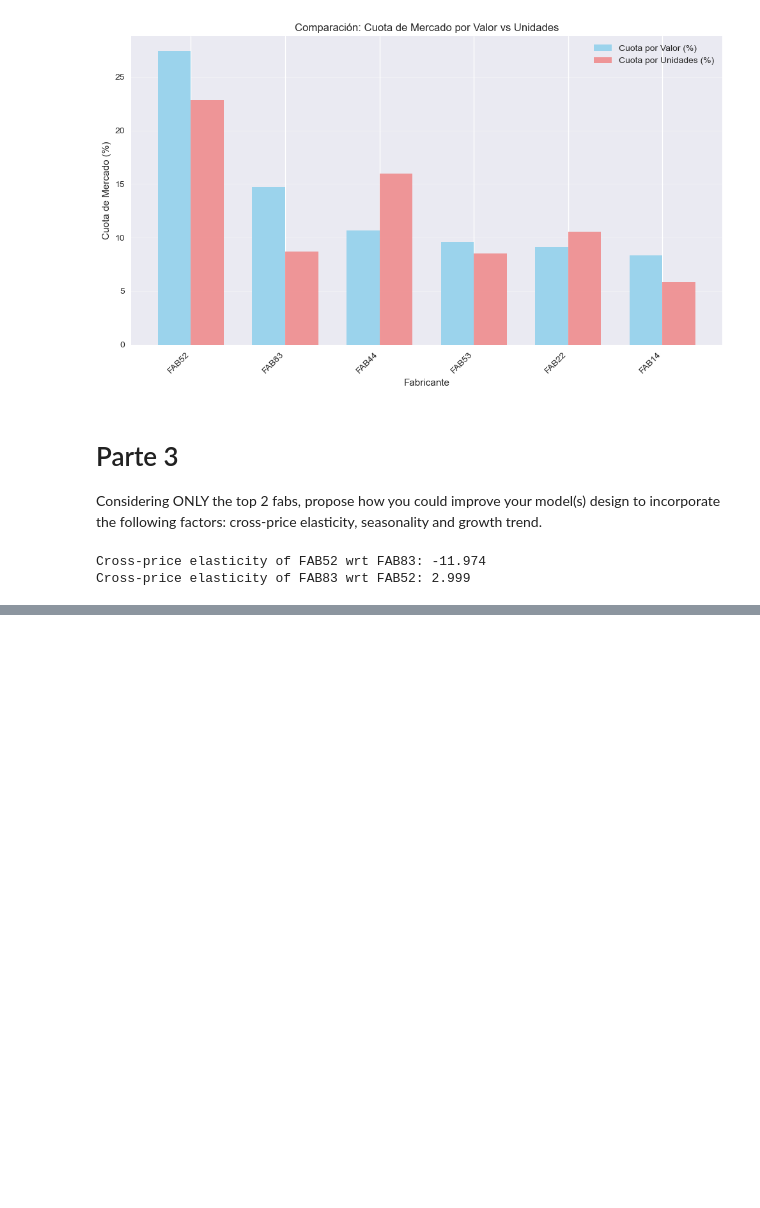
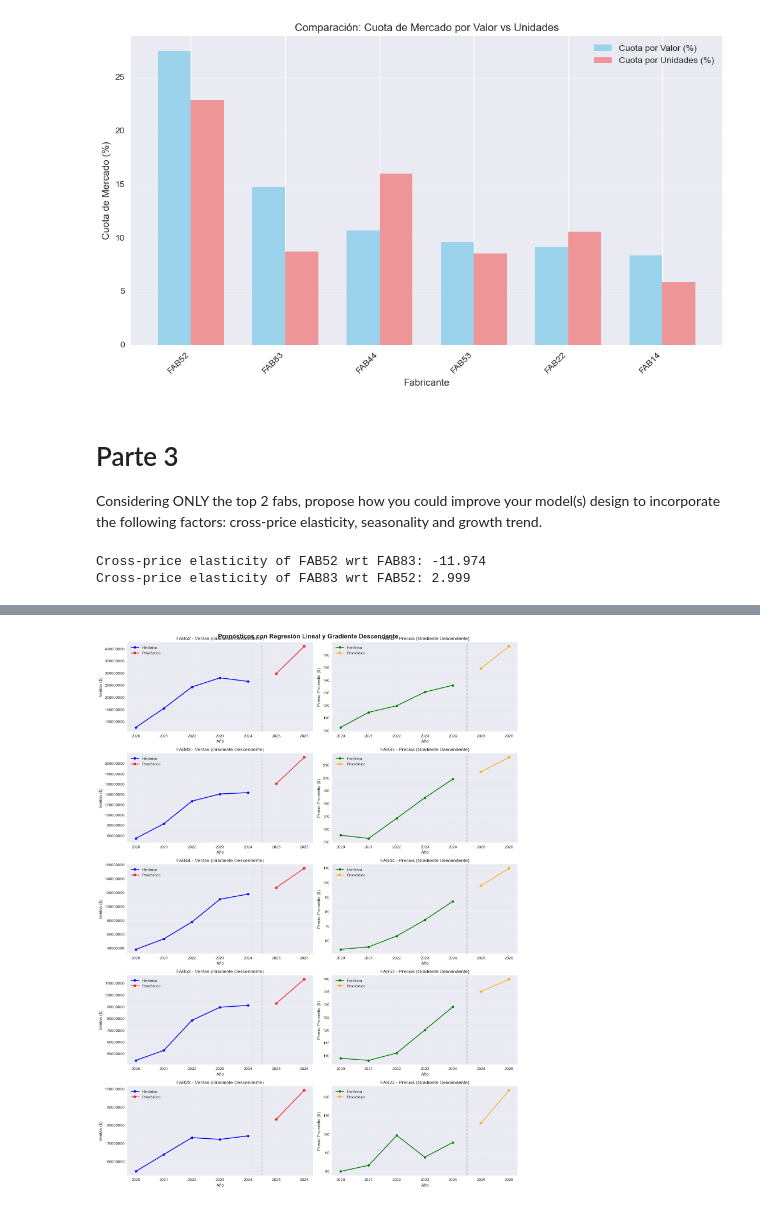
Before and after one commit to ViejoAgrio/Proyecto-1-Estad-stica, a Jupyter notebook: Projecto_1.ipynb, the cells around one changed output, grey strips where cells are left out. Saved outputs shown, nothing was run; the diff lists cells and outputs as text; code cells hidden in the pictures; blank space fills up the shorter version.

```diff
--- a/Projecto_1.ipynb
+++ b/Projecto_1.ipynb
@@ -471,0 +604,89 @@ $$E = \frac{\%\Delta Q}{\%\Delta P} = \frac{\Delta Q}{\Delta P} \frac{P}{Q}$$
+# %%
+
+fig, axes = plt.subplots(len(resultados_pronostico), 2, figsize=(15, 4*len(resultados_pronostico)))
+if len(resultados_pronostico) == 1:
+    axes = axes.reshape(1, -1)
+
+for i, (fab, data) in enumerate(resultados_pronostico.items()):
+
+
+    ax1 = axes[i, 0] if len(resultados_pronostico) > 1 else axes[0]
+
+
+    ax1.plot(data['años_historicos'], data['ventas_historicas'],
+             'o-', color='blue', linewidth=2, markersize=6, label='Histórico')
+
+
+    ax1.plot(data['años_futuros'], data['ventas_futuras'],
+             's-', color='red', linewidth=2, markersize=6, label='Pronóstico', alpha=0.8)
+
+
+    ax1.axvline(x=2024.5, color='gray', linestyle='--', alpha=0.5)
+
+    ax1.set_title(f'{fab} - Ventas (Gradiente Descendente)')
+    ax1.set_xlabel('Año')
+    ax1.set_ylabel('Ventas ($)')
+    ax1.legend()
+    ax1.grid(True, alpha=0.3)
+    ax1.ticklabel_format(style='plain', axis='y')
+
+    ax2 = axes[i, 1] if len(resultados_pronostico) > 1 else axes[1]
+
+
+    ax2.plot(data['años_historicos'], data['precios_historicos'],
+             'o-', color='green', linewidth=2, markersize=6, label='Histórico')
+
+    ax2.plot(data['años_futuros'], data['precios_futuros'],
+             's-', color='orange', linewidth=2, markersize=6, label='Pronóstico', alpha=0.8)
+
+    ax2.axvline(x=2024.5, color='gray', linestyle='--', alpha=0.5)
+
+    ax2.set_title(f'{fab} - Precios (Gradiente Descendente)')
+    ax2.set_xlabel('Año')
+    ax2.set_ylabel('Precio Promedio ($)')
+    ax2.legend()
+    ax2.grid(True, alpha=0.3)
+
+plt.suptitle('Pronósticos con Regresión Lineal y Gradiente Descendente', fontsize=16, fontweight='bold')
+plt.tight_layout()
+plt.show()
+
+
+# TABLA DE PRONÓSTICOS (24 MESES)
+
+
+print("\n" + "="*80)
+print("PRONÓSTICOS PARA LOS PRÓXIMOS 24 MESES (2025-2026)")
+print("="*80)
+
+tabla_pronosticos = []
+for fab, data in resultados_pronostico.items():
+    for i, año in enumerate(data['años_futuros']):
+        for mes in range(1, 13):
+            tabla_pronosticos.append({
+                'FAB': fab,
+                'Año': año,
+                'Mes': mes,
+                'Ventas_Anuales': data['ventas_futuras'][i] / data['precios_futuros'][i],  # Unidades = Ingresos / Precio
+                'Ventas_Mensuales': (data['ventas_futuras'][i] / data['precios_futuros'][i]) / 12,  # Unidades mensuales
+                'Precio_Promedio': data['precios_futuros'][i],
+                'Ingresos_Mensuales': data['ventas_futuras'][i] / 12  # Ingresos mensuales en dólares
+            })
+
+df_tabla_pronosticos = pd.DataFrame(tabla_pronosticos)
+
+
+print("RESUMEN POR FABRICANTE Y AÑO:")
+resumen_anual = df_tabla_pronosticos.groupby(['FAB', 'Año']).agg({
+    'Ventas_Anuales': 'first',
+    'Precio_Promedio': 'first',
+    'Ingresos_Mensuales': 'sum'
+}).round(2)
+resumen_anual.rename(columns={'Ingresos_Mensuales': 'Ingresos_Anuales'}, inplace=True)
+
+
+pd.set_option('display.float_format', '{:.2f}'.format)
+print(resumen_anual)
+pd.reset_option('display.float_format')
+# %% [output]
+[figure, added]
```
Also changed, not shown: parts of 16 cells of this notebook.
